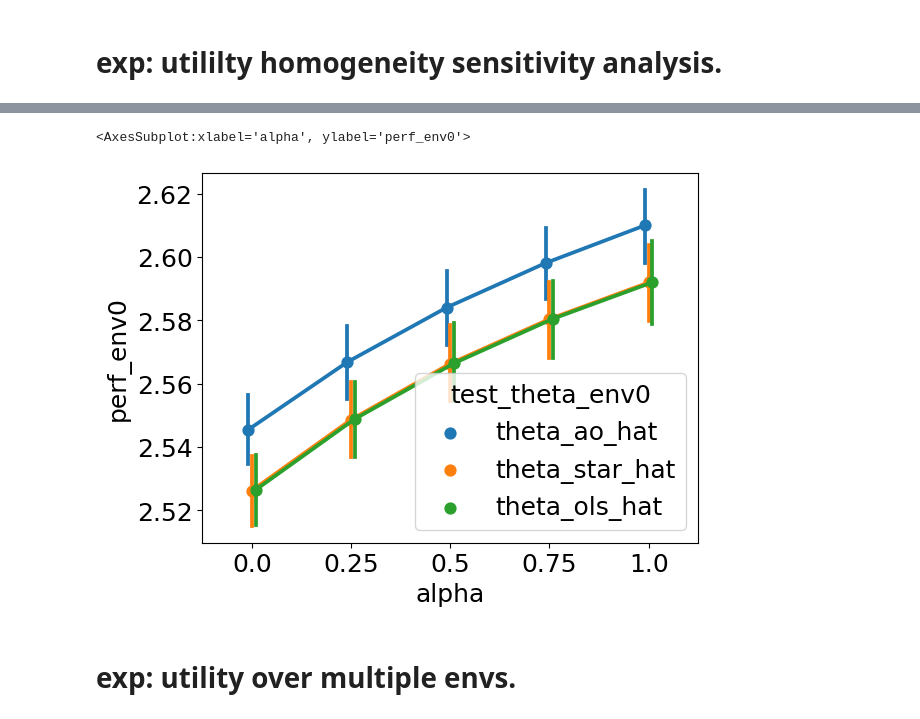
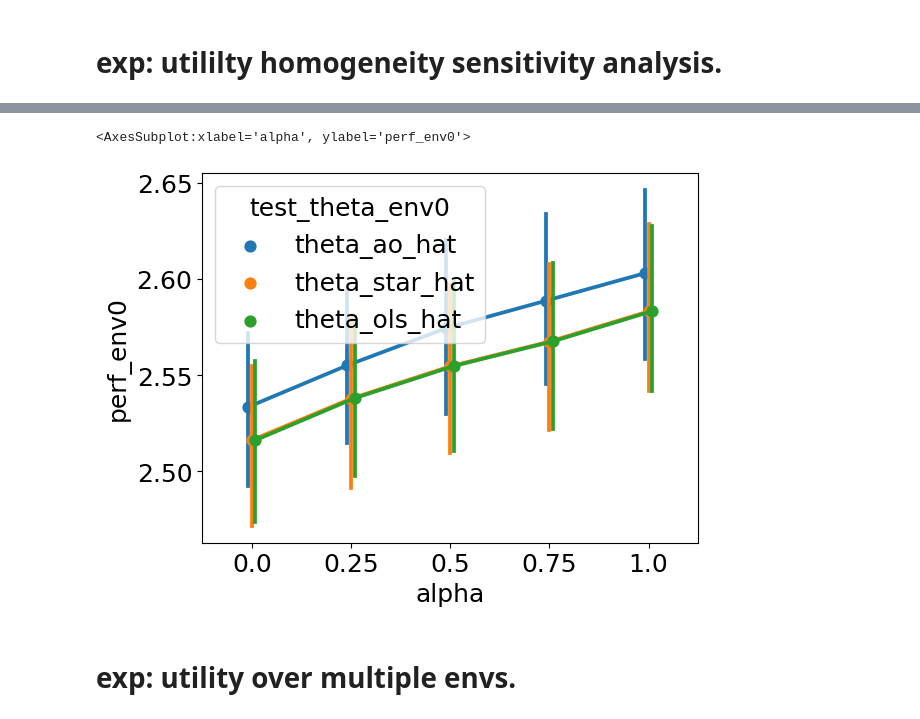
Before and after one commit to muandet-lab/causal-strategic-learning-with-selection, a Jupyter notebook: experiments.ipynb, the cells around one changed output, grey strips where cells are left out. Cells and saved outputs as stored; diff of their text form; code cells hidden in the pictures.

```diff
--- a/experiments.ipynb
+++ b/experiments.ipynb
@@ -992,3 +992,14 @@ df_test
 | theta_star_hat | 2.511641 | 0.006336 |
 # %% [markdown]
 # exp: utililty homogeneity sensitivity analysis.
+# %%
+cmd = (
+    f"--num-applicants 100000 --applicants-per-round 1000 --scaled-duplicates sequence "
+    f"--normalize --methods ols ours --envs-accept-rate .5 "
+    f"--theta-star-std 0 --alpha-effort 0 --offline-eval"
+)
+cmd = f"{cmd} --offline-eval"
+args = algos.get_args(cmd)
+
+print(algos.run_multi_env_utility(args, 1, ('theta_star_hat', )))
+print(algos.run_multi_env_utility(args, 1, ('theta_ols_hat', )))
@@ -1010,7 +1024,7 @@ def parallelize(n_runs, n_cores, args, func, combination):
     return df
 
 N_CORES=8
-n_runs=100
+n_runs=10
 
 combos = [("theta_ao_hat",), ("theta_star_hat",), ("theta_ols_hat",)]
 
@@ -1033,10 +1064,11 @@ df = pd.concat(dfs)
 # %%
 fig,ax=plt.subplots()
 sns.pointplot(
-    data=df, x='alpha', hue='test_theta_env0', y='perf_env0', dodge=True)
+    data=df, x='alpha', hue='test_theta_env0', y='perf_env0', dodge=True
+)
 # %% [output]
 <AxesSubplot:xlabel='alpha', ylabel='perf_env0'>
-[figure, old version]
+[figure, new version]
 # %% [markdown]
 # exp: utility over multiple envs.
 # %%
```
Also changed, not shown: parts of 3 cells of this notebook.
